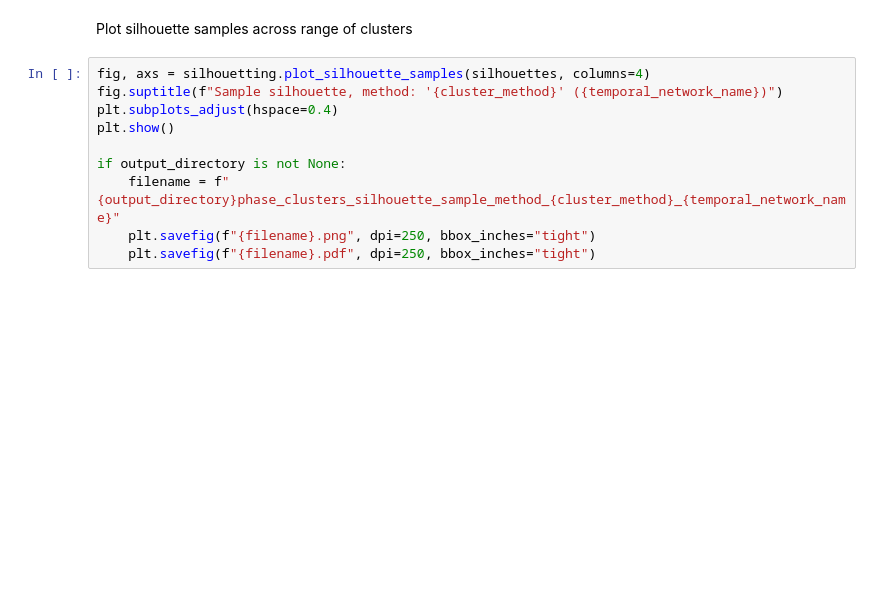
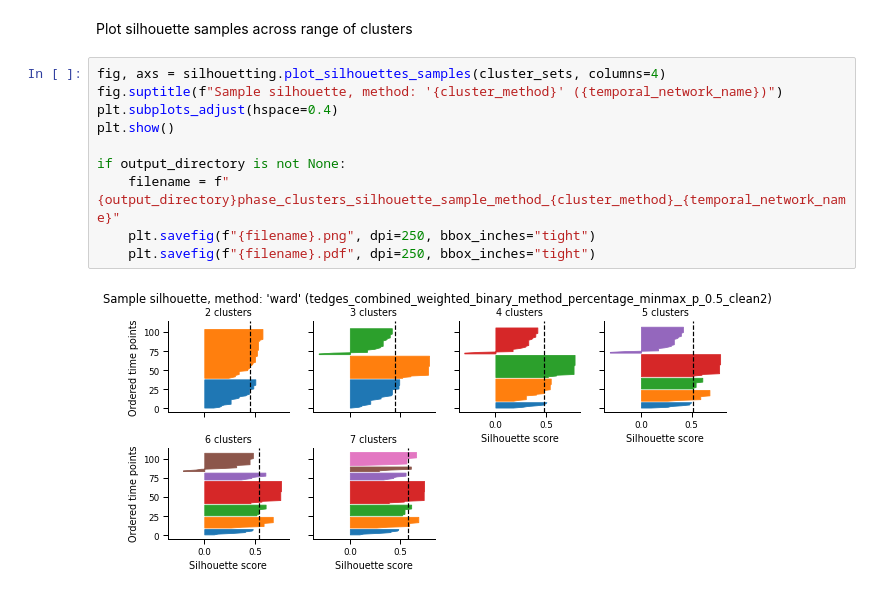
Before and after one commit to OzYossarian/CellCyclePhases, a Jupyter notebook: cell_cycle_phases_from_temporal_protein_network.ipynb, the cells around one changed output. Cells and saved outputs as stored; diff of their text form; blank space fills up the shorter version.

```diff
--- a/cell_cycle_phases_from_temporal_protein_network.ipynb
+++ b/cell_cycle_phases_from_temporal_protein_network.ipynb
@@ -216,12 +219,14 @@ if output_directory is not None:
 # %% [markdown]
 Plot silhouette samples across range of clusters
 # %%
-fig, axs = silhouetting.plot_silhouette_samples(silhouettes, columns=4)
+fig, axs = silhouetting.plot_silhouettes_samples(cluster_sets, columns=4)
 fig.suptitle(f"Sample silhouette, method: '{cluster_method}' ({temporal_network_name})")
 plt.subplots_adjust(hspace=0.4)
 plt.show()
 
 if output_directory is not None:
     filename = f"{output_directory}phase_clusters_silhouette_sample_method_{cluster_method}_{temporal_network_name}"
     plt.savefig(f"{filename}.png", dpi=250, bbox_inches="tight")
     plt.savefig(f"{filename}.pdf", dpi=250, bbox_inches="tight")
+# %% [output]
+[figure, added]
```
Also changed, not shown: parts of 8 cells of this notebook, 9 other files.
